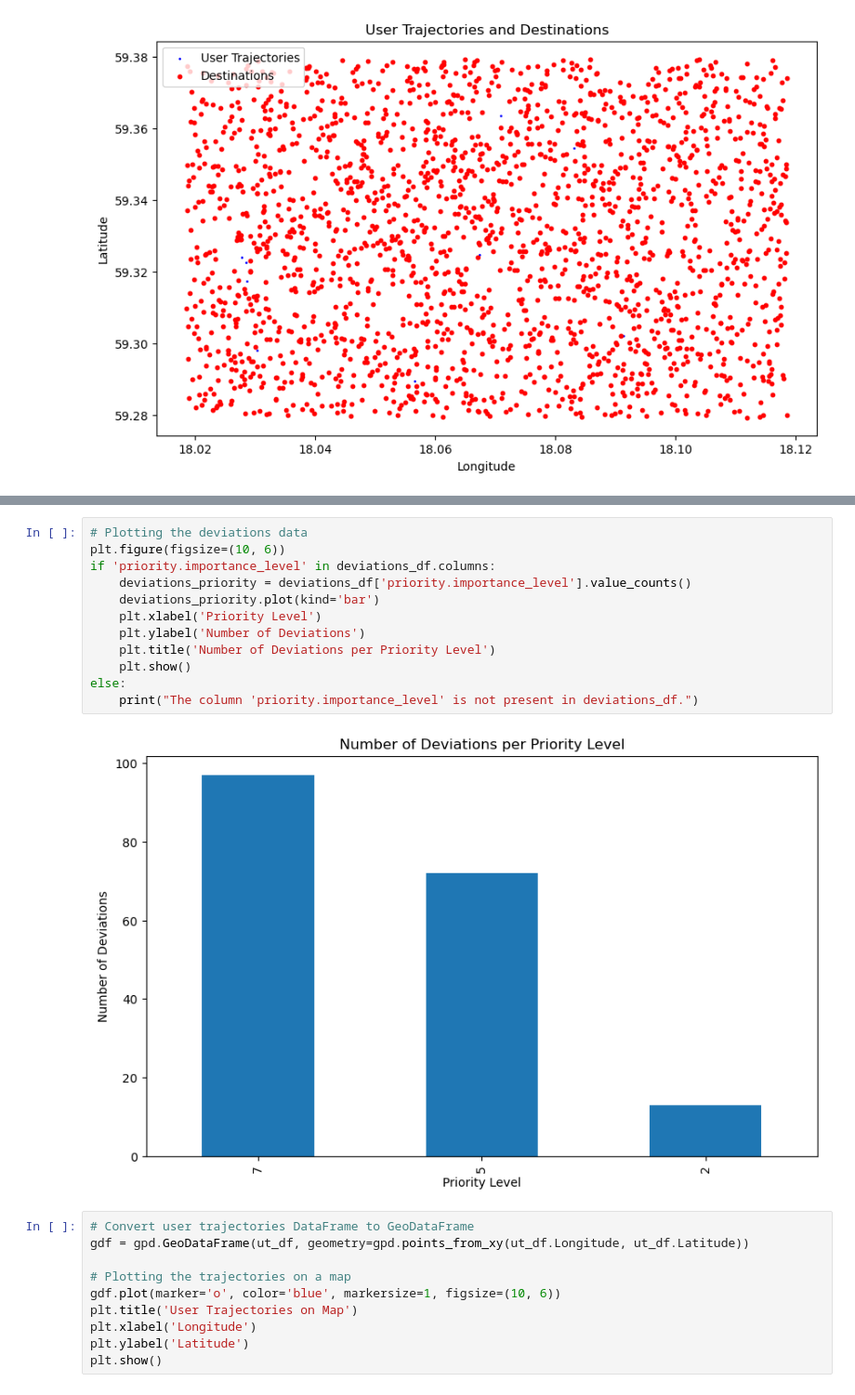
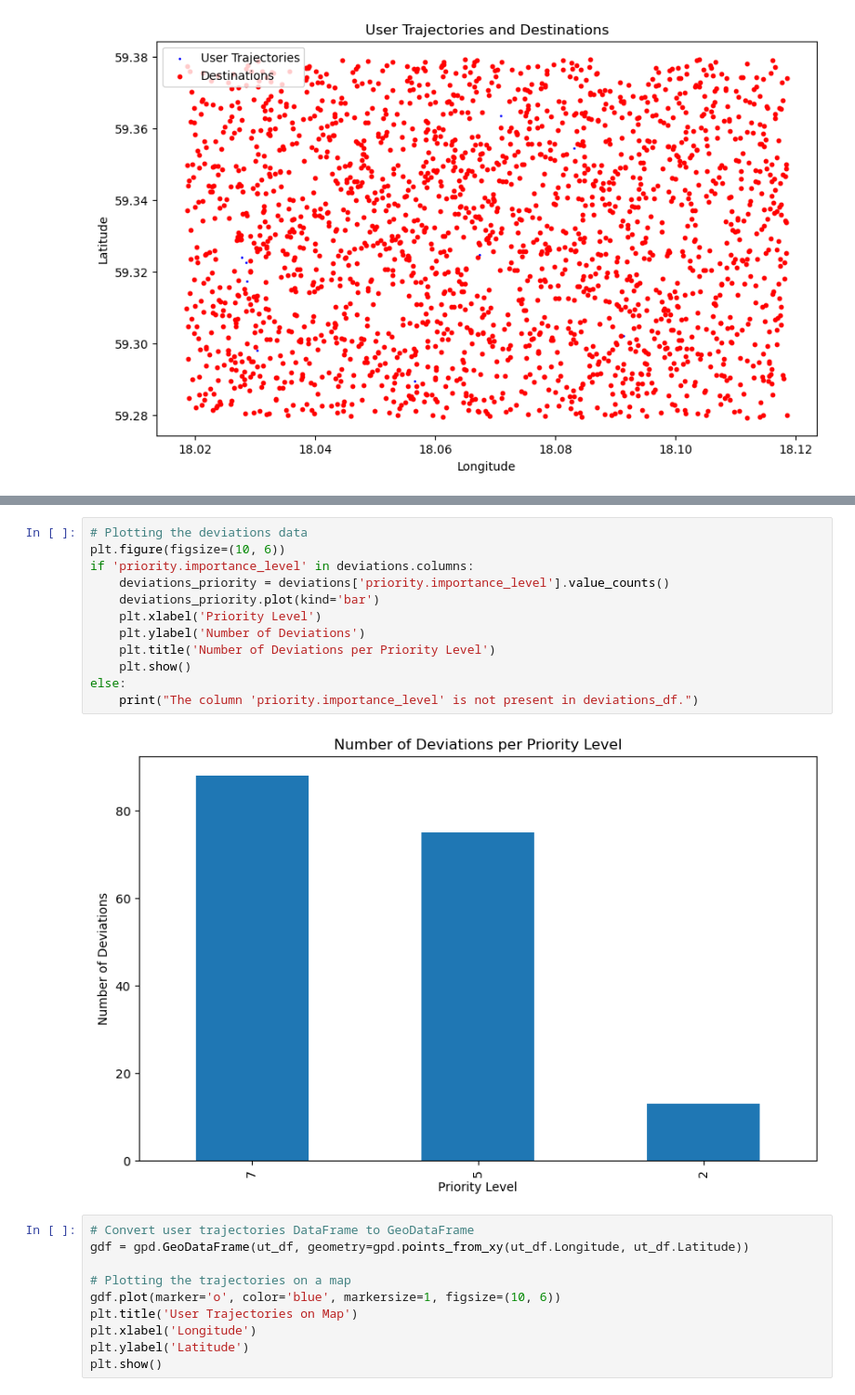
Before and after one commit to pablo-chacon/lbrp, a Jupyter notebook: gtfs/clustering_data.ipynb, the cells around one changed output, grey strips where cells are left out. Shown at 93% size. Saved outputs shown, nothing was run; the diff lists cells and outputs as text.

```diff
--- a/gtfs/clustering_data.ipynb
+++ b/gtfs/clustering_data.ipynb
@@ -218,17 +115,17 @@ else:
 # %%
 # Plotting the deviations data
 plt.figure(figsize=(10, 6))
-if 'priority.importance_level' in deviations_df.columns:
-    deviations_priority = deviations_df['priority.importance_level'].value_counts()
+if 'priority.importance_level' in deviations.columns:
+    deviations_priority = deviations['priority.importance_level'].value_counts()
     deviations_priority.plot(kind='bar')
     plt.xlabel('Priority Level')
     plt.ylabel('Number of Deviations')
     plt.title('Number of Deviations per Priority Level')
     plt.show()
 else:
     print("The column 'priority.importance_level' is not present in deviations_df.")
 # %% [output]
-[figure, old version]
+[figure, new version]
 # %%
 # Convert user trajectories DataFrame to GeoDataFrame
 gdf = gpd.GeoDataFrame(ut_df, geometry=gpd.points_from_xy(ut_df.Longitude, ut_df.Latitude))
```
Also changed, not shown: parts of 16 cells of this notebook, 6 other files.
